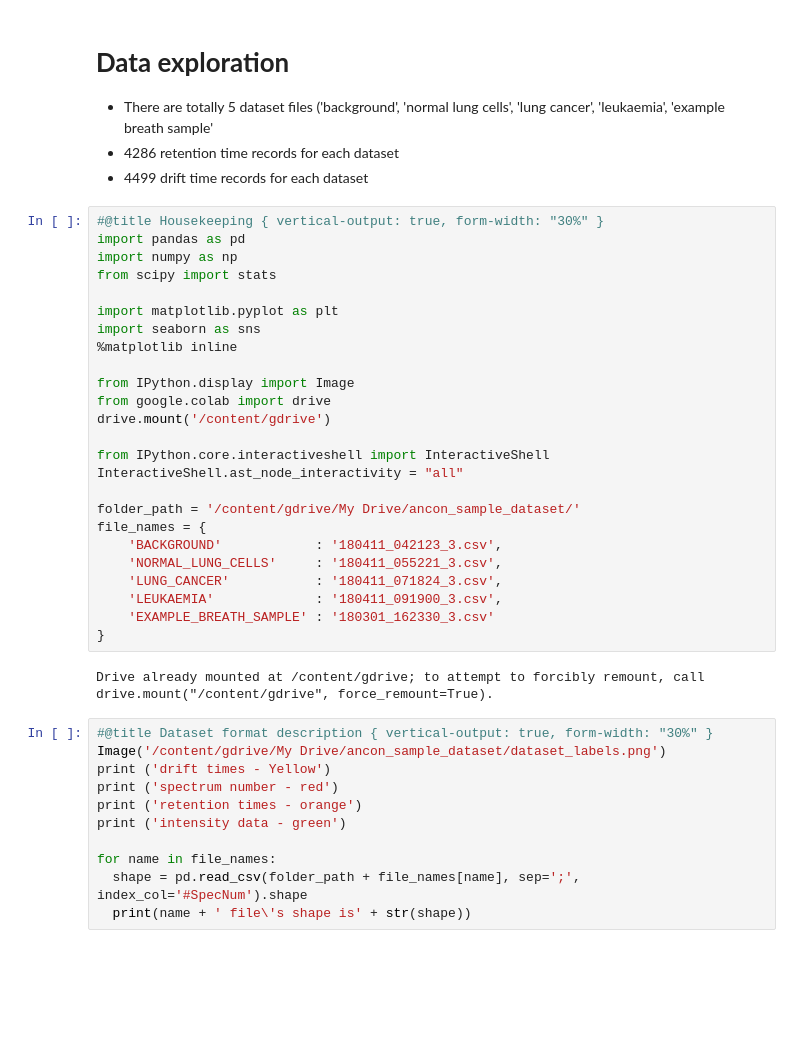
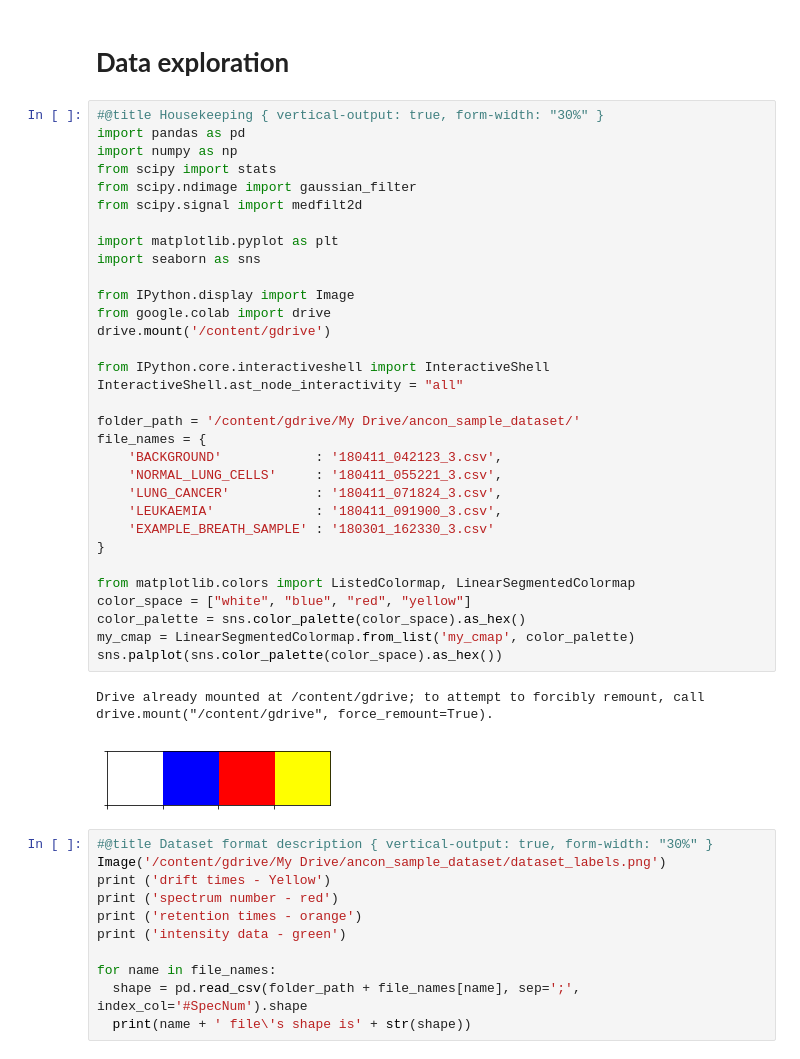
Before and after one commit to leowu4ever/Jupyter-Notebooks, a Jupyter notebook: ancon_sample_dataset.ipynb, the cells around one changed output. Saved outputs shown, nothing was run; the diff lists cells and outputs as text; blank space fills up the shorter version.

```diff
--- a/ancon_sample_dataset.ipynb
+++ b/ancon_sample_dataset.ipynb
@@ -1,37 +1,42 @@
 # %% [markdown]
 <a href="https://colab.research.google.com/github/leowu4ever/PhD_Note/blob/master/ancon_sample_dataset.ipynb" target="_parent"><img src="https://colab.research.google.com/assets/colab-badge.svg" alt="Open In Colab"/></a>
-# %% [markdown]
-# **Data exploration**
-*   There are totally 5 dataset files ('background', 'normal lung cells', 'lung cancer', 'leukaemia', 'example breath sample'
-*   4286 retention time records for each dataset
-*   4499 drift time records for each dataset
+# %% [markdown]
+# **Data exploration**
 # %%
 #@title Housekeeping { vertical-output: true, form-width: "30%" }
 import pandas as pd
 import numpy as np
 from scipy import stats
+from scipy.ndimage import gaussian_filter
+from scipy.signal import medfilt2d
 
 import matplotlib.pyplot as plt
 import seaborn as sns
-%matplotlib inline
 
 from IPython.display import Image
 from google.colab import drive
 drive.mount('/content/gdrive')
 
 from IPython.core.interactiveshell import InteractiveShell
 InteractiveShell.ast_node_interactivity = "all"
 
 folder_path = '/content/gdrive/My Drive/ancon_sample_dataset/'
 file_names = {
     'BACKGROUND'            : '180411_042123_3.csv',
     'NORMAL_LUNG_CELLS'     : '180411_055221_3.csv',
     'LUNG_CANCER'           : '180411_071824_3.csv',
     'LEUKAEMIA'             : '180411_091900_3.csv',
     'EXAMPLE_BREATH_SAMPLE' : '180301_162330_3.csv'
 }
+
+from matplotlib.colors import ListedColormap, LinearSegmentedColormap
+color_space = ["white", "blue", "red", "yellow"]
+color_palette = sns.color_palette(color_space).as_hex()
+my_cmap = LinearSegmentedColormap.from_list('my_cmap', color_palette)
+sns.palplot(sns.color_palette(color_space).as_hex())
 # %% [output]
 Drive already mounted at /content/gdrive; to attempt to forcibly remount, call drive.mount("/content/gdrive", force_remount=True).
+[figure, added]
 # %%
 #@title Dataset format description { vertical-output: true, form-width: "30%" }
 Image('/content/gdrive/My Drive/ancon_sample_dataset/dataset_labels.png')
```
Also changed, not shown: parts of 6 cells of this notebook.
